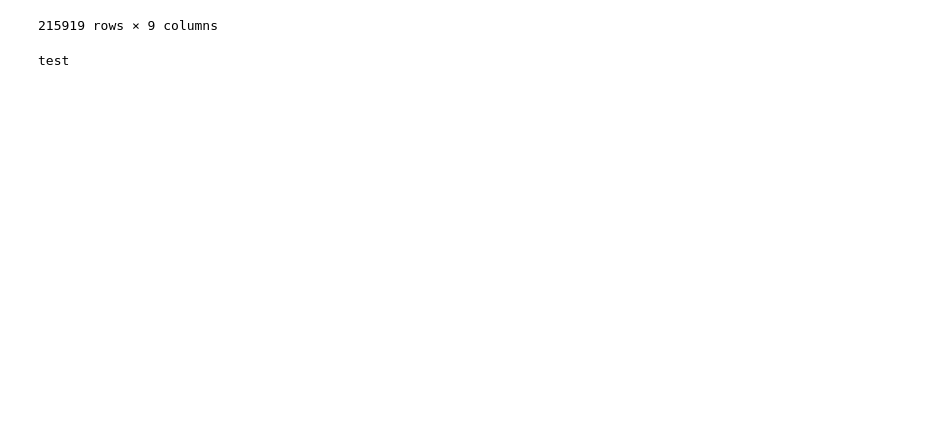
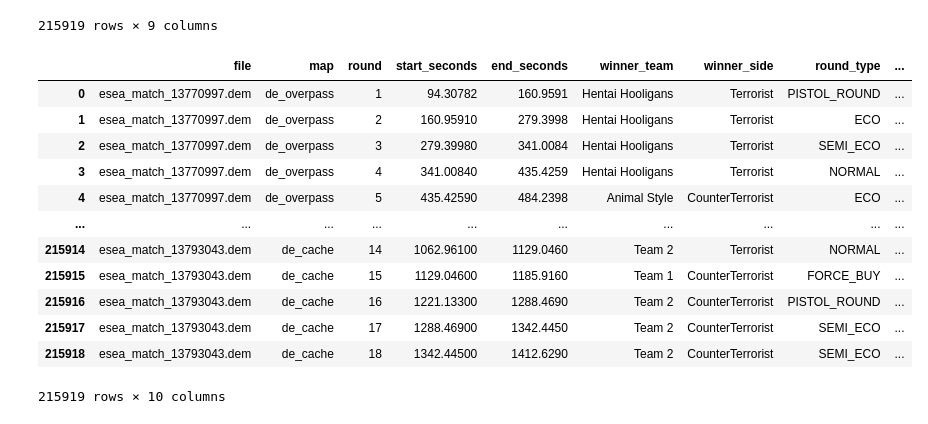
Before and after one commit to gandhimonil9823/CS_GO_Analysis, a Jupyter notebook: CS_GO_Analysis.ipynb, the cells around one changed output. Drawn from its saved outputs; the diff is of its cells as text; code cells hidden in the pictures; blank space fills up the shorter version.

Commit message:
created a merged dataframe

```diff
--- a/CS_GO_Analysis.ipynb
+++ b/CS_GO_Analysis.ipynb
@@ -53,7 +53,20 @@ esea_meta_demos1
 | esea_match_13793043.dem | de_cache | 17 | 1288.46900 | 1342.4450 | Team 2 | CounterTerrorist | SEMI_ECO | 18300 | ... |
 | esea_match_13793043.dem | de_cache | 18 | 1342.44500 | 1412.6290 | Team 2 | CounterTerrorist | SEMI_ECO | 24400 | ... |
 215919 rows × 9 columns
-# %%
-print('test')
-# %% [output]
-test
+# %%
+esea_meta_demos1.reset_index(inplace=True)
+esea_meta_demos1
+# %% [output]
+|  | file | map | round | start_seconds | end_seconds | winner_team | winner_side | round_type | ... |
+| 0 | esea_match_13770997.dem | de_overpass | 1 | 94.30782 | 160.9591 | Hentai Hooligans | Terrorist | PISTOL_ROUND | ... |
+| 1 | esea_match_13770997.dem | de_overpass | 2 | 160.95910 | 279.3998 | Hentai Hooligans | Terrorist | ECO | ... |
+| 2 | esea_match_13770997.dem | de_overpass | 3 | 279.39980 | 341.0084 | Hentai Hooligans | Terrorist | SEMI_ECO | ... |
+| 3 | esea_match_13770997.dem | de_overpass | 4 | 341.00840 | 435.4259 | Hentai Hooligans | Terrorist | NORMAL | ... |
+| 4 | esea_match_13770997.dem | de_overpass | 5 | 435.42590 | 484.2398 | Animal Style | CounterTerrorist | ECO | ... |
+| ... | ... | ... | ... | ... | ... | ... | ... | ... | ... |
+| 215914 | esea_match_13793043.dem | de_cache | 14 | 1062.96100 | 1129.0460 | Team 2 | Terrorist | NORMAL | ... |
+| 215915 | esea_match_13793043.dem | de_cache | 15 | 1129.04600 | 1185.9160 | Team 1 | CounterTerrorist | FORCE_BUY | ... |
+| 215916 | esea_match_13793043.dem | de_cache | 16 | 1221.13300 | 1288.4690 | Team 2 | CounterTerrorist | PISTOL_ROUND | ... |
+| 215917 | esea_match_13793043.dem | de_cache | 17 | 1288.46900 | 1342.4450 | Team 2 | CounterTerrorist | SEMI_ECO | ... |
+| 215918 | esea_match_13793043.dem | de_cache | 18 | 1342.44500 | 1412.6290 | Team 2 | CounterTerrorist | SEMI_ECO | ... |
+215919 rows × 10 columns
```
Also changed, not shown: parts of 3 cells of this notebook.
